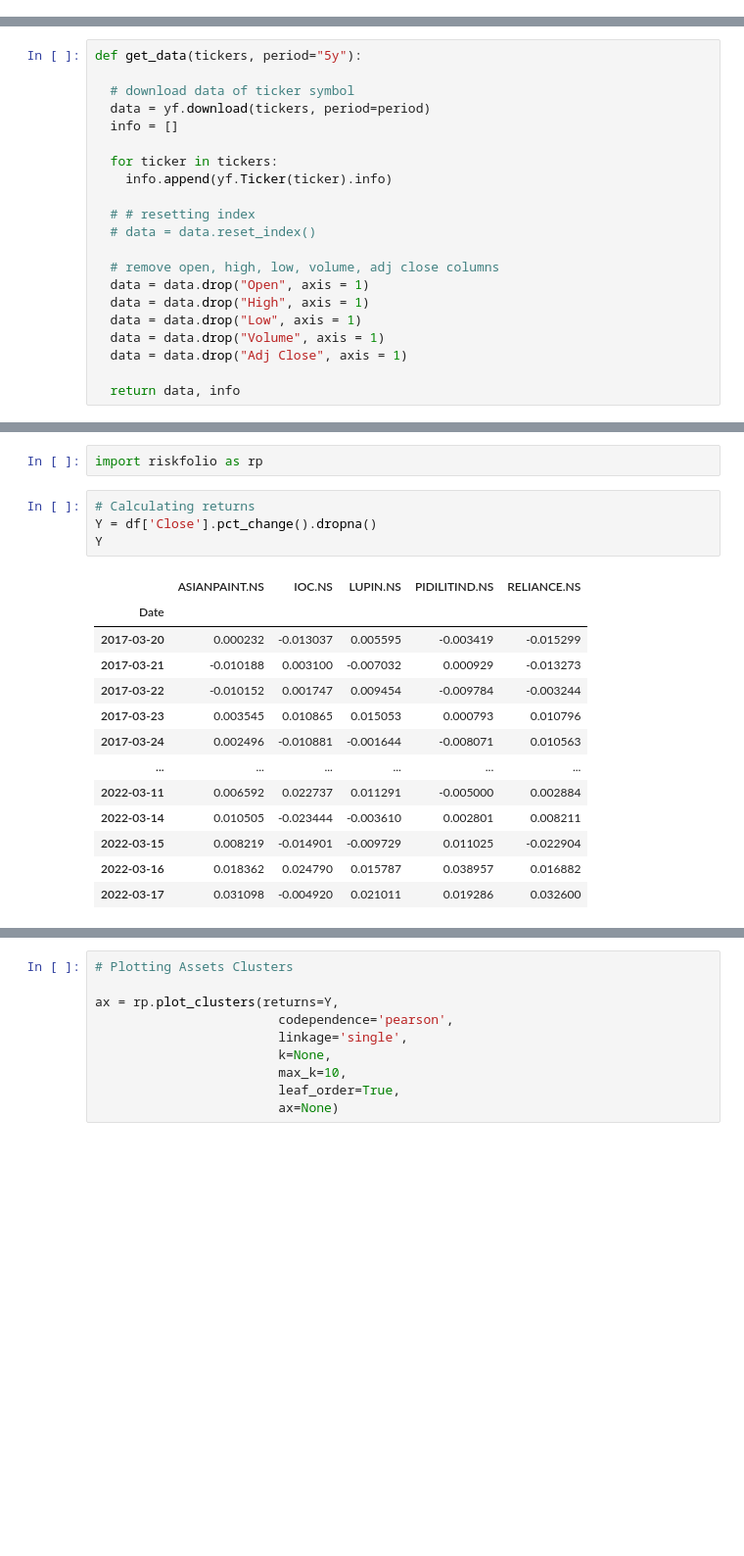
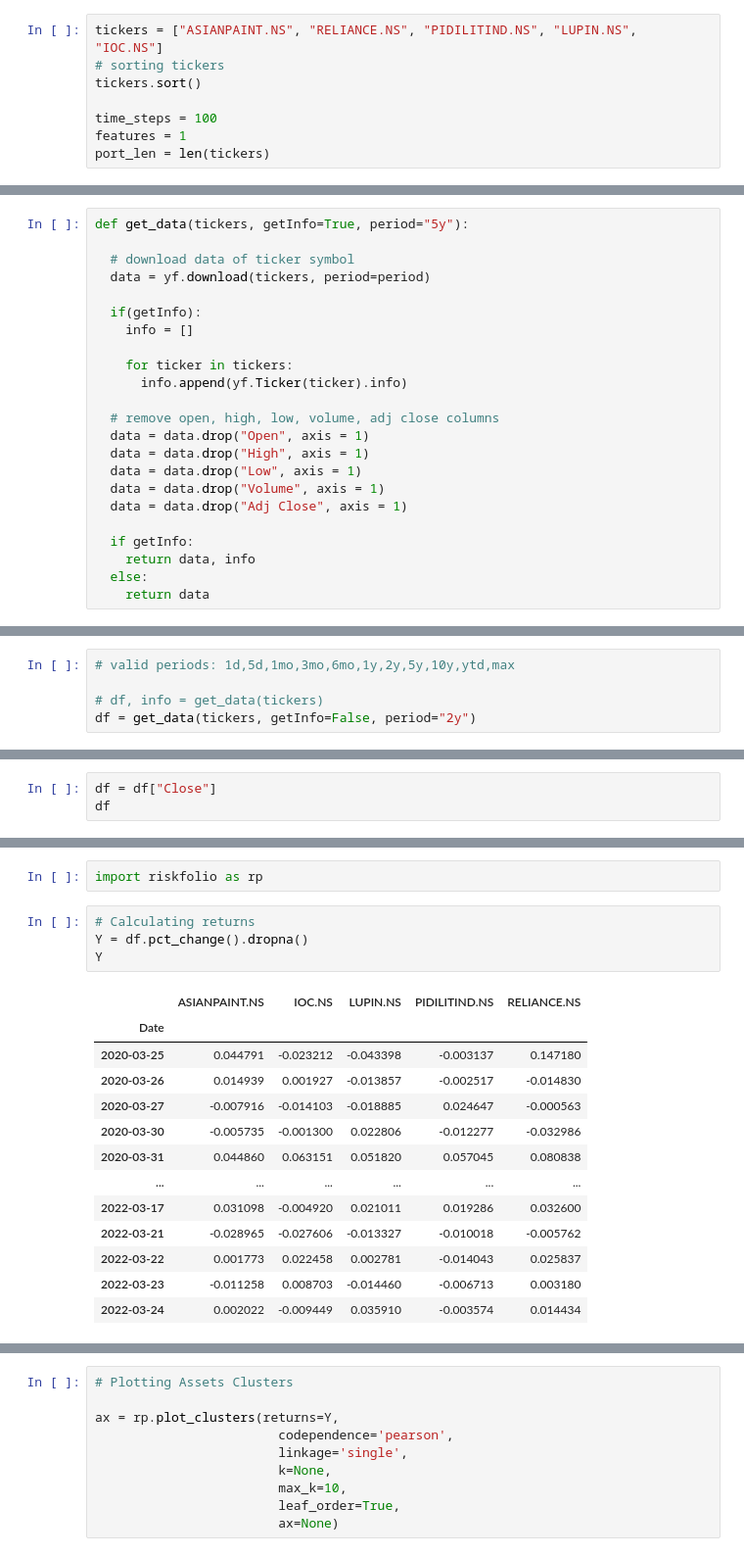
Before and after one commit to thisisindrajit/Portfolio-optimization-using-Deep-Learning-and-statistics, a Jupyter notebook: code.ipynb, the cells around one changed output, grey strips where cells are left out. Shown at 98% size. Cells and saved outputs as stored; diff of their text form; blank space fills up the shorter version.

```diff
--- a/code.ipynb
+++ b/code.ipynb
@@ -57,2 +58,10 @@ features = 4
+# %%
+tickers = ["ASIANPAINT.NS", "RELIANCE.NS", "PIDILITIND.NS", "LUPIN.NS", "IOC.NS"]
+# sorting tickers
+tickers.sort()
+
+time_steps = 100
+features = 1
+port_len = len(tickers)
 # %% [markdown]
 ## Getting data from API
@@ -61,15 +68,14 @@ tickers = ["ASIANPAINT.NS", "RELIANCE.NS", "PIDILITIND.NS", "LUPIN.NS", "IOC.NS"
 # %%
-def get_data(tickers, period="5y"):
+def get_data(tickers, getInfo=True, period="5y"):
 
   # download data of ticker symbol
   data = yf.download(tickers, period=period)
-  info = []
 
-  for ticker in tickers:
-    info.append(yf.Ticker(ticker).info)
+  if(getInfo):
+    info = []
 
-  # # resetting index
-  # data = data.reset_index()
+    for ticker in tickers:
+      info.append(yf.Ticker(ticker).info)
 
   # remove open, high, low, volume, adj close columns
   data = data.drop("Open", axis = 1)
@@ -78,4 +84,7 @@ def get_data(tickers, period="5y"):
   data = data.drop("Volume", axis = 1)
   data = data.drop("Adj Close", axis = 1)
 
-  return data, info
+  if getInfo:
+    return data, info
+  else:
+    return data
@@ -103,0 +91,5 @@ df
+# %%
+# valid periods: 1d,5d,1mo,3mo,6mo,1y,2y,5y,10y,ytd,max
+
+# df, info = get_data(tickers)
+df = get_data(tickers, getInfo=False, period="2y")
@@ -103,0 +98,3 @@ df
+# %%
+df = df["Close"]
+df
@@ -679,19 +1017,19 @@ plotting.plot_efficient_frontier(cla)
 import riskfolio as rp
 # %%
 # Calculating returns
-Y = df['Close'].pct_change().dropna()
+Y = df.pct_change().dropna()
 Y
 # %% [output]
 |  | ASIANPAINT.NS | IOC.NS | LUPIN.NS | PIDILITIND.NS | RELIANCE.NS |
 | Date |  |  |  |  |  |
-| 2017-03-20 | 0.000232 | -0.013037 | 0.005595 | -0.003419 | -0.015299 |
-| 2017-03-21 | -0.010188 | 0.003100 | -0.007032 | 0.000929 | -0.013273 |
-| 2017-03-22 | -0.010152 | 0.001747 | 0.009454 | -0.009784 | -0.003244 |
-| 2017-03-23 | 0.003545 | 0.010865 | 0.015053 | 0.000793 | 0.010796 |
-| 2017-03-24 | 0.002496 | -0.010881 | -0.001644 | -0.008071 | 0.010563 |
+| 2020-03-25 | 0.044791 | -0.023212 | -0.043398 | -0.003137 | 0.147180 |
+| 2020-03-26 | 0.014939 | 0.001927 | -0.013857 | -0.002517 | -0.014830 |
+| 2020-03-27 | -0.007916 | -0.014103 | -0.018885 | 0.024647 | -0.000563 |
+| 2020-03-30 | -0.005735 | -0.001300 | 0.022806 | -0.012277 | -0.032986 |
+| 2020-03-31 | 0.044860 | 0.063151 | 0.051820 | 0.057045 | 0.080838 |
 | ... | ... | ... | ... | ... | ... |
-| 2022-03-11 | 0.006592 | 0.022737 | 0.011291 | -0.005000 | 0.002884 |
-| 2022-03-14 | 0.010505 | -0.023444 | -0.003610 | 0.002801 | 0.008211 |
-| 2022-03-15 | 0.008219 | -0.014901 | -0.009729 | 0.011025 | -0.022904 |
-| 2022-03-16 | 0.018362 | 0.024790 | 0.015787 | 0.038957 | 0.016882 |
 | 2022-03-17 | 0.031098 | -0.004920 | 0.021011 | 0.019286 | 0.032600 |
+| 2022-03-21 | -0.028965 | -0.027606 | -0.013327 | -0.010018 | -0.005762 |
+| 2022-03-22 | 0.001773 | 0.022458 | 0.002781 | -0.014043 | 0.025837 |
+| 2022-03-23 | -0.011258 | 0.008703 | -0.014460 | -0.006713 | 0.003180 |
+| 2022-03-24 | 0.002022 | -0.009449 | 0.035910 | -0.003574 | 0.014434 |
```
Also changed, not shown: parts of 84 cells of this notebook.
